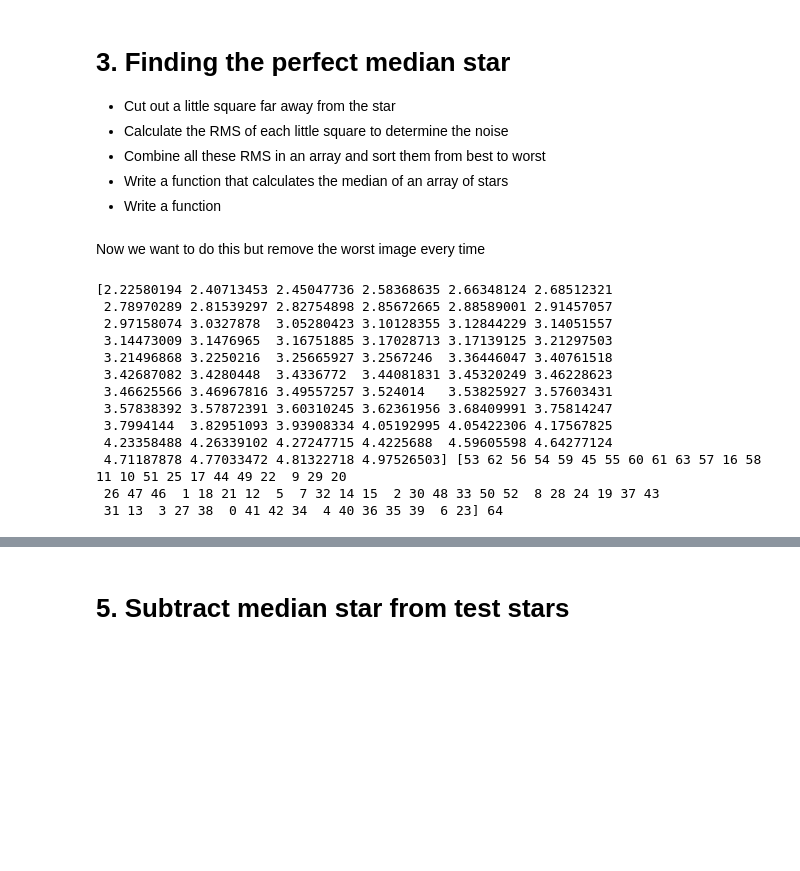
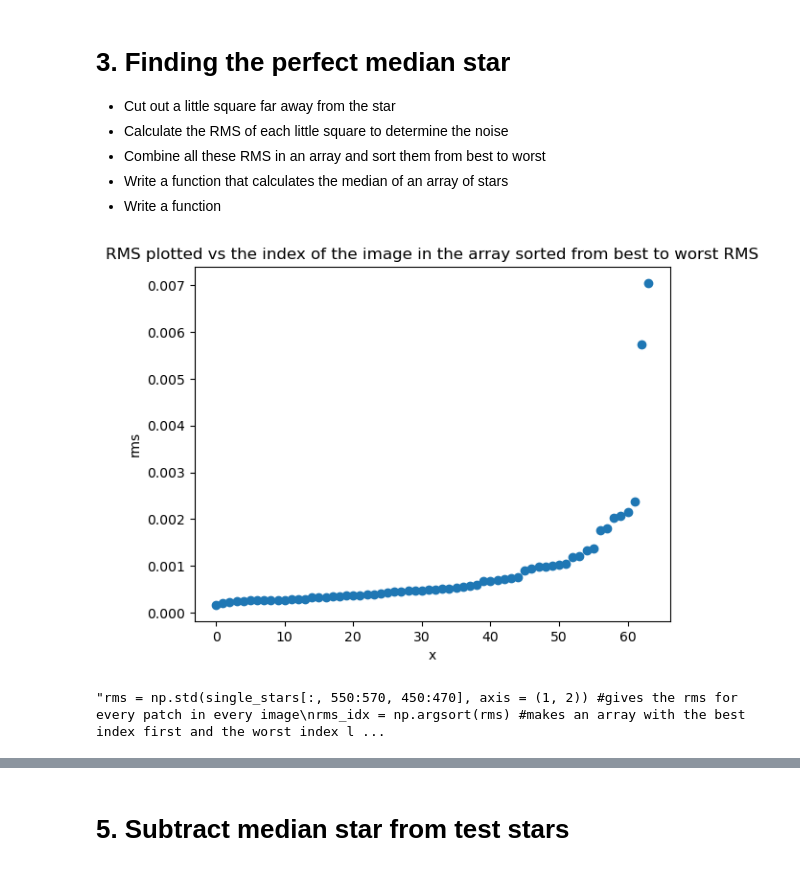
Before and after one commit to puck241/BRP_Joep_en_Puck, a Jupyter notebook: script.ipynb, the cells around one changed output, grey strips where cells are left out. Cells and saved outputs as stored; diff of their text form; code cells hidden in the pictures; blank space fills up the shorter version.

```diff
--- a/script.ipynb
+++ b/script.ipynb
@@ -10,7 +10,8 @@ import astropy.io.fits as f
 from os import listdir
 # %%
 #path to data
-path = 'data'
+path = '/home/puck/Documents/BRP/data' #puck
+#path = 'data' #joep
 # %%
 #list of star names
 all_stars = np.array(sorted(listdir(path)))
@@ -42,5 +44,5 @@ def mask_arr_stars(arr, star_names):
         mask[idx] = False
     return mask
 # %%
-single_stars = all_stars[(mask_arr_stars(binary_stars, all_stars)*mask_arr_stars(weird_stars, all_stars))]
+single_stars_names = all_stars[(mask_arr_stars(binary_stars, all_stars)*mask_arr_stars(weird_stars, all_stars))]
 # %%
@@ -82,12 +86,12 @@ def star_data_arr(star_names):
 - Circle of radius 100 pixels around center
 - 200 x 200 pixelsaround center
 # %%
-def mask_but_center(arr, r):
+def mask_but_center(arr):
     ''' Masks everything but the area with radius r in a circle around the center. '''
     x = y = np.linspace(-(len(arr))/2, (len(arr))/2, len(arr))
     x_grid, y_grid = np.meshgrid(x, y)
     r_grid = np.sqrt(x_grid**2 + y_grid**2)
-    arr[r_grid > r] = None
+    arr[r_grid > 100] = None
     return arr
 
 def normalize(arr):
@@ -95,11 +99,14 @@ def normalize(arr):
     arr = np.array(arr,dtype=np.float64)
     return arr/np.nanmax(arr)
 
-def calibration(arr, r):
+def calibration(arr):
     ''' Masks and then normalizes the array. '''
-    mask_arr = mask_but_center(arr, r)
+    mask_arr = mask_but_center(arr)
     norm_arr = normalize(mask_arr)
     return norm_arr
+# %%
+#Array with all the single stars but then masked and normalized
+single_calib = np.array([calibration(star_data(i, single_stars_names)) for i in range(len(single_stars_names))])
 # %%
 def print_stars(idx, star_names):
     ''' Print the masked and normalised flux image of the star at index idx. '''
@@ -163,21 +137,29 @@ rms_med_arr = rms_patch(median_star) #rms of a normalised array
-# %% [markdown]
-Now we want to do this but remove the worst image every time
-# %%
-rms_s_s, rms_s_idx = rms_sort_arr(single_stars) #rms of the single stars, len is 64 [0, ...., 63]
-
-N_keep = np.arange(0, len(rms_s_s))
-print(rms_s_s, rms_s_idx[0:65], len(rms_s_s))
-# %% [output]
-[2.22580194 2.40713453 2.45047736 2.58368635 2.66348124 2.68512321
- 2.78970289 2.81539297 2.82754898 2.85672665 2.88589001 2.91457057
- 2.97158074 3.0327878  3.05280423 3.10128355 3.12844229 3.14051557
- 3.14473009 3.1476965  3.16751885 3.17028713 3.17139125 3.21297503
- 3.21496868 3.2250216  3.25665927 3.2567246  3.36446047 3.40761518
- 3.42687082 3.4280448  3.4336772  3.44081831 3.45320249 3.46228623
- 3.46625566 3.46967816 3.49557257 3.524014   3.53825927 3.57603431
- 3.57838392 3.57872391 3.60310245 3.62361956 3.68409991 3.75814247
- 3.7994144  3.82951093 3.93908334 4.05192995 4.05422306 4.17567825
- 4.23358488 4.26339102 4.27247715 4.4225688  4.59605598 4.64277124
- 4.71187878 4.77033472 4.81322718 4.97526503] [53 62 56 54 59 45 55 60 61 63 57 16 58 11 10 51 25 17 44 49 22  9 29 20
- 26 47 46  1 18 21 12  5  7 32 14 15  2 30 48 33 50 52  8 28 24 19 37 43
- 31 13  3 27 38  0 41 42 34  4 40 36 35 39  6 23] 64
+# %%
+rms = np.std(single_calib[:, 550:570, 450:470], axis = (1, 2)) #gives the rms for every patch in every image
+rms_idx = np.argsort(rms) #makes an array with the best index first and the worst index last
+rms_sort = rms[rms_idx] #sorts the rms array from best to worst
+
+
+plt.figure()
+plt.title('RMS plotted vs the index of the image in the array sorted from best to worst RMS')
+plt.scatter(np.arange(0, len(rms_sort)), rms_sort)
+plt.xlabel('x')
+plt.ylabel('rms')
+plt.show()
+# %% [output]
+[figure, added]
+# %%
+#Show that if not normalised the curve looks like this
+'''rms = np.std(single_stars[:, 550:570, 450:470], axis = (1, 2)) #gives the rms for every patch in every image
+rms_idx = np.argsort(rms) #makes an array with the best index first and the worst index last
+rms_sort = rms[rms_idx] #sorts the rms array from best to worst
+
+
+plt.figure()
+plt.title('RMS plotted vs the index of the image in the array sorted from best to worst RMS')
+plt.scatter(np.arange(0, len(rms_sort)), rms_sort)
+plt.xlabel('x')
+plt.ylabel('rms')
+plt.show()'''
+# %% [output]
+"rms = np.std(single_stars[:, 550:570, 450:470], axis = (1, 2)) #gives the rms for every patch in every image\nrms_idx = np.argsort(rms) #makes an array with the best index first and the worst index l ...
```
Also changed, not shown: parts of 21 cells of this notebook.
